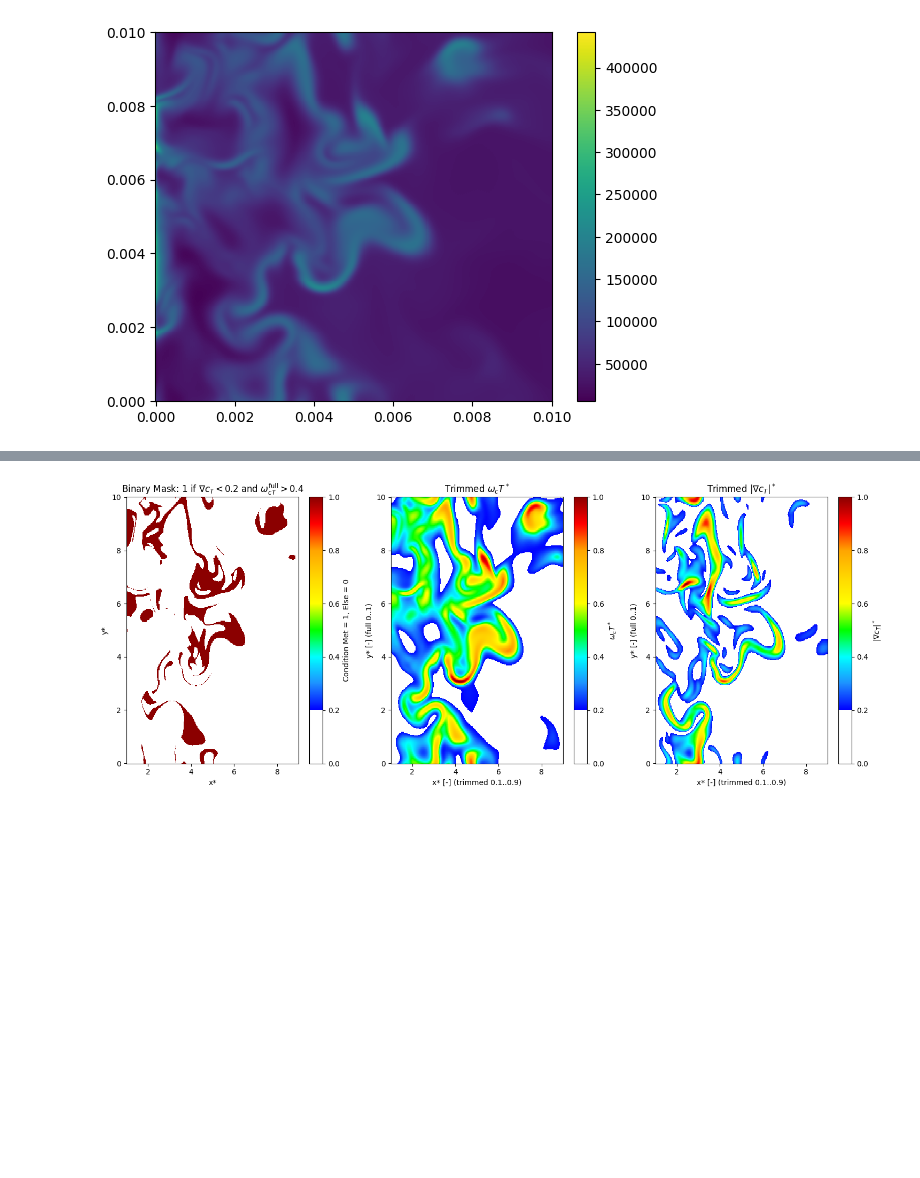
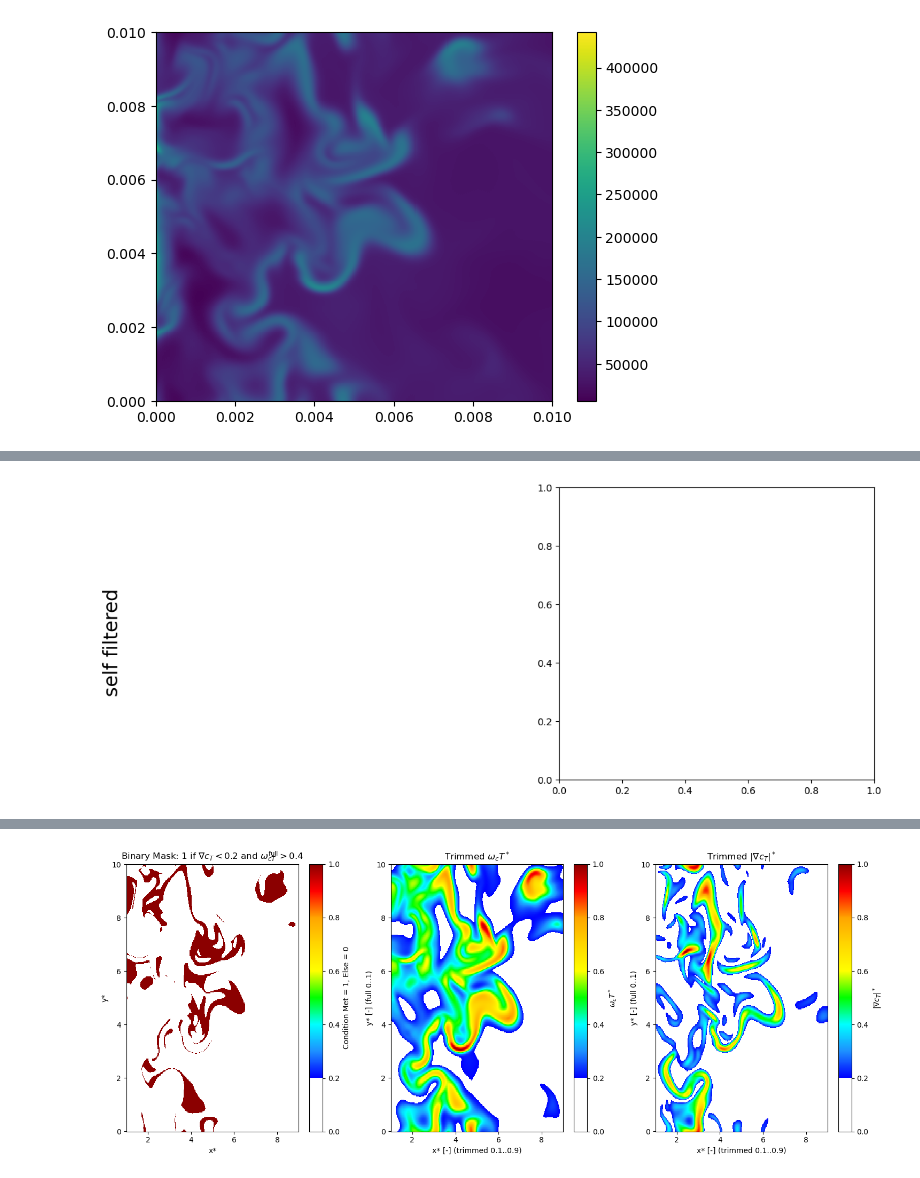
Before and after one commit to MedBox19/TAS-AE2224-I, a Jupyter notebook: mission1/Mission1.ipynb, the cells around one changed output, grey strips where cells are left out. Saved outputs shown, nothing was run; the diff lists cells and outputs as text; code cells hidden in the pictures; blank space fills up the shorter version.

```diff
--- a/mission1/Mission1.ipynb
+++ b/mission1/Mission1.ipynb
@@ -282 +275,60 @@ Drive already mounted at /content/drive; to attempt to forcibly remount, call dr
+# %%
+# MANUAL GAUDIAN FILTER
+
+import numpy as np
+import matplotlib.pyplot as plt
+import scipy
+
+# spatial constants
+nx, ny = 385, 307
+lx, ly = 0.01, 0.01  # [m]
+dx, dy = lx / (nx - 1), ly / (ny - 1)
+x = np.arange(0, lx + dx, dx)
+y = np.arange(0, ly + dy, dy)
+
+# flame related constants
+fwidth_n = np.array([25, 37, 62, 74, 86, 99, 49])
+
+# load raw data
+data_orig = ((grad_cT_star < 0.2) & (omega_cT_star > 0.4)).astype(float)
+
+# Pre-filter all datasets and normalize globally
+filtered_normalized = []
+global_min, global_max = np.inf, -np.inf
+
+# First pass: compute all filtered data and track global min/max
+for fwidth in fwidth_n:
+    sigma = fwidth / np.sqrt(12.0)
+    data_filtered = scipy.ndimage.gaussian_filter(data_orig, sigma=sigma, mode='reflect', radius=100)
+    global_min = min(global_min, np.min(data_filtered))
+    global_max = max(global_max, np.max(data_filtered))
+
+
+# Normalize to [0, 1]
+filtered_normalized = [(d - global_min) / (global_max - global_min) for d in filtered_normalized]
+
+# Create figure and subplots
+plt.figure(figsize=(40, 5))
+
+
+sigma = fwidth / np.sqrt(12.0)
+
+plt.subplot(1, 7, 1 + 1)
+'''
+plt.pcolor(
+    x_trim,
+    y_trim,
+    np.moveaxis(data_filtered, (0, 1), (1, 0)),  # Swap axes if needed
+    cmap=cmap_custom,  # or any preferred colormap
+    shading="auto",
+    vmin=0.0,
+    vmax=1.0
+)
+'''
+plt.subplots_adjust(left=0.04, right=0.98, top=0.95, bottom=0.1)
+plt.figtext(0.015, 0.5, "self filtered", va='center', ha='center', rotation='vertical', fontsize=20)
+plt.savefig("self-filtered.png", dpi=300)
+plt.show()
+# %% [output]
+[figure, added]
 # %%
```
Also changed, not shown: parts of 4 cells of this notebook, 1 other file.
